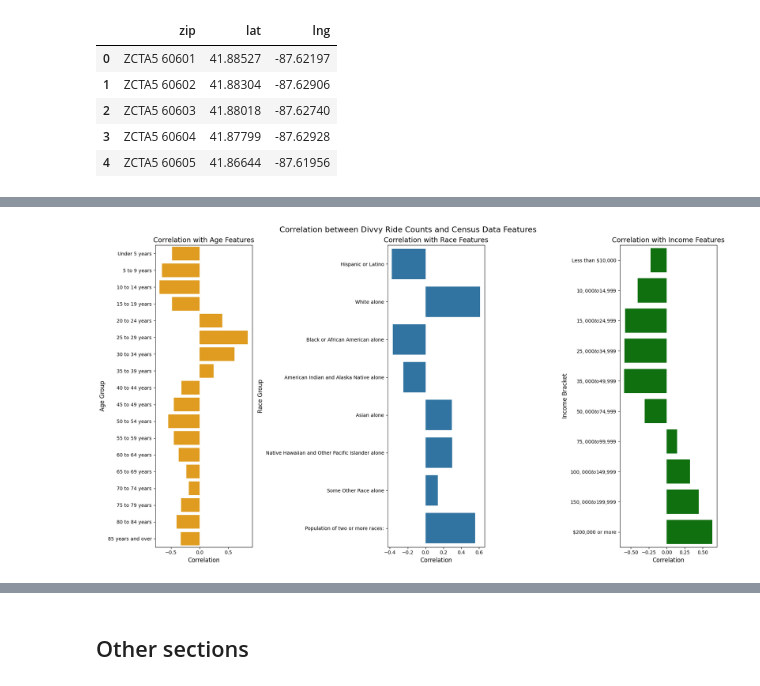
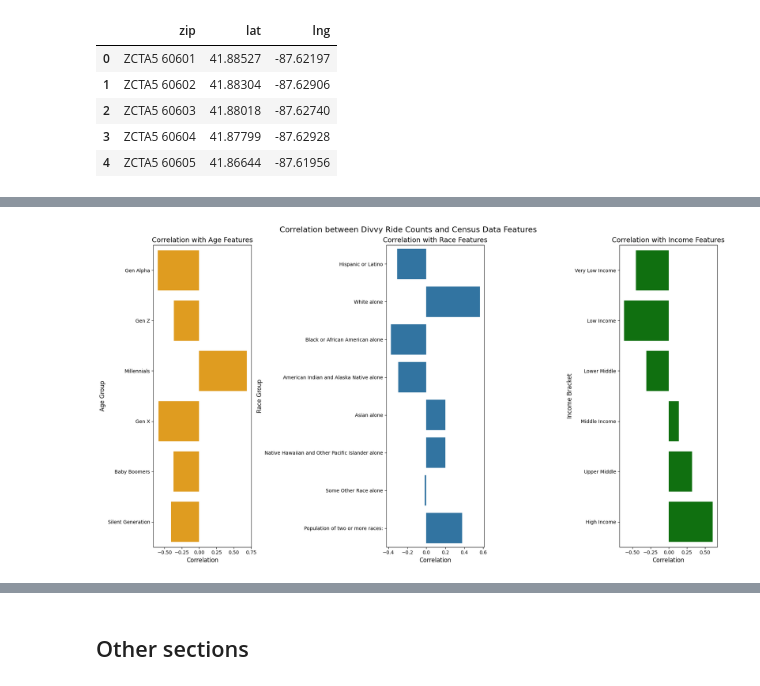
Before and after one commit to JonasGoldberg18/STAT303_Final_Project, a Jupyter notebook: Project Code Template.ipynb, the cells around one changed output, grey strips where cells are left out. Saved outputs shown, nothing was run; the diff lists cells and outputs as text; code cells hidden in the pictures.

```diff
--- a/Project Code Template.ipynb
+++ b/Project Code Template.ipynb
@@ -1272,53 +1310,42 @@ census_data.head()
 census_data.to_csv("../Census_Data/census_data.csv")
+# %%
+# - By Brandon Wolmer
+census_data = pd.read_csv("../Census_Data/census_data.csv", index_col=0)
 # %%
-# Correlation Barplort between Divvy Ride Counts and Census Data Features
+# Correlation Barplot between Divvy Ride Counts and Census Data Features - By Brandon Wolmer
 
-corr = census_data.corr() ['divvy_ride_count'].drop( 'divvy_ride_count')
-corr_sorted = corr. sort_values (ascending=False)
+corr = census_data.corr()['divvy_ride_count'].drop('divvy_ride_count')
+corr_sorted = corr.sort_values(ascending=False)
 
-age_cols = ['Under 5 years', '5 to 9 years', '10 to 14 years', '15 to 19 years',
-       '20 to 24 years', '25 to 29 years', '30 to 34 years', '35 to 39 years',
-       '40 to 44 years', '45 to 49 years', '50 to 54 years', '55 to 59 years',
-       '60 to 64 years', '65 to 69 years', '70 to 74 years', '75 to 79 years',
-       '80 to 84 years', '85 years and over']
-
+age_cols = ['Gen Alpha', 'Gen Z', 'Millennials', 'Gen X', 'Baby Boomers', 'Silent Generation']
 corr_age = corr_sorted.loc[age_cols]
 
-race_cols = ['Hispanic or Latino', 'White alone',
-       'Black or African American alone',
-       'American Indian and Alaska Native alone', 'Asian alone',
-       'Native Hawaiian and Other Pacific Islander alone',
-       'Some Other Race alone', 'Population of two or more races:']
-
+race_cols = ['Hispanic or Latino', 'White alone', 'Black or African American alone',   'American Indian and Alaska Native alone', 'Asian alone', 'Native Hawaiian and Other Pacific Islander alone', 'Some Other Race alone', 'Population of two or more races:']
 corr_race = corr_sorted.loc[race_cols]
 
-income_cols = ['Less than $10,000', '$10,000 to $14,999', '$15,000 to $24,999',
-       '$25,000 to $34,999', '$35,000 to $49,999', '$50,000 to $74,999',
-       '$75,000 to $99,999', '$100,000 to $149,999', '$150,000 to $199,999',
-       '$200,000 or more']
-
+income_cols = ['Very Low Income', 'Low Income', 'Lower Middle', 'Middle Income', 'Upper Middle', 'High Income']
 corr_income = corr_sorted.loc[income_cols]
 
 fig, axes = plt.subplots(1, 3, figsize=(18, 10))
 sns.barplot(x=corr_age.values, y=corr_age.index, ax=axes [0], color='orange')
-axes[0].set_xlabel("Correlation", fontsize=12)
-axes[0].set_ylabel("Age Group", fontsize=12)
-axes[0].set_title("Correlation with Age Features", fontsize=14)
+axes[0].set_xlabel('Correlation', fontsize=12)
+axes[0].set_ylabel('Age Group', fontsize=12)
+axes[0].set_title('Correlation with Age Features', fontsize=14)
 
 
 sns.barplot(x=corr_race.values, y=corr_race.index, ax=axes [1])
-axes[1].set_xlabel("Correlation", fontsize=12)
-axes[1].set_ylabel("Race Group", fontsize=12)
-axes[1].set_title("Correlation with Race Features", fontsize=14)
+axes[1].set_xlabel('Correlation', fontsize=12)
+axes[1].set_ylabel('Race Group', fontsize=12)
+axes[1].set_title('Correlation with Race Features', fontsize=14)
 
 
 sns.barplot(x=corr_income.values, y=corr_income.index, ax=axes [2], color = 'green')
-axes[2].set_xlabel("Correlation", fontsize=12)
-axes[2].set_ylabel("Income Bracket", fontsize=12)
-axes[2].set_title("Correlation with Income Features", fontsize=14)
+axes[2].set_xlabel('Correlation', fontsize=12)
+axes[2].set_ylabel('Income Bracket', fontsize=12)
+axes[2].set_title('Correlation with Income Features', fontsize=14)
 
 plt.suptitle('Correlation between Divvy Ride Counts and Census Data Features', fontsize=16)
 plt.tight_layout()
 # %% [output]
-[figure, old version]
+[figure, new version]
 # %%
```
Also changed, not shown: parts of 18 cells of this notebook.
